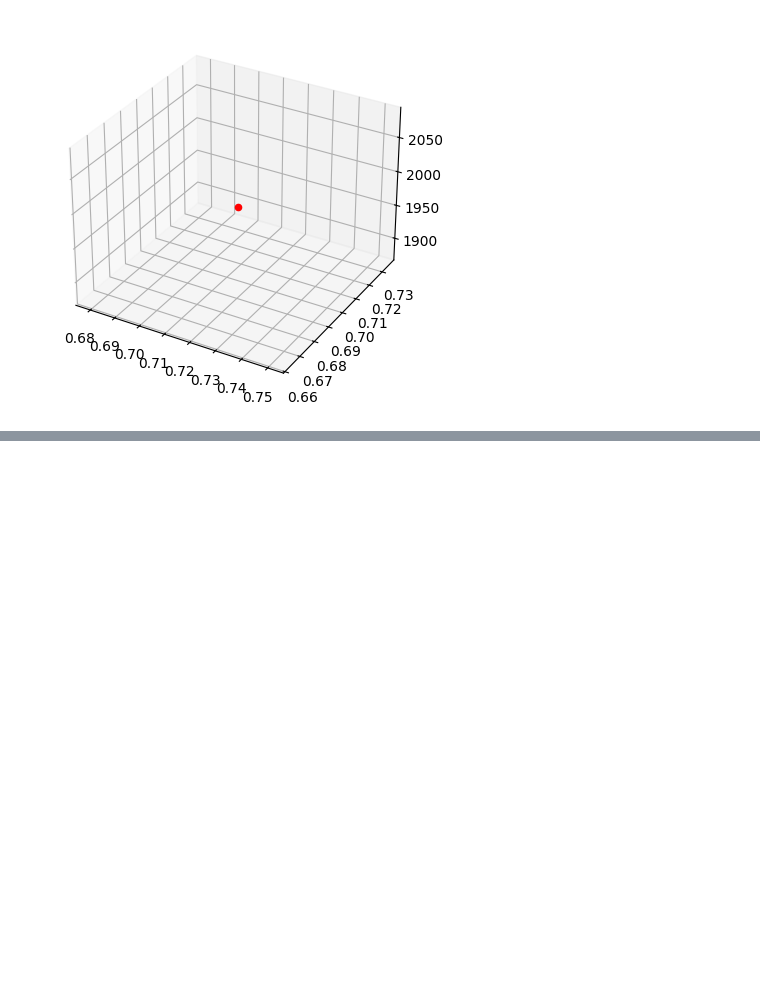
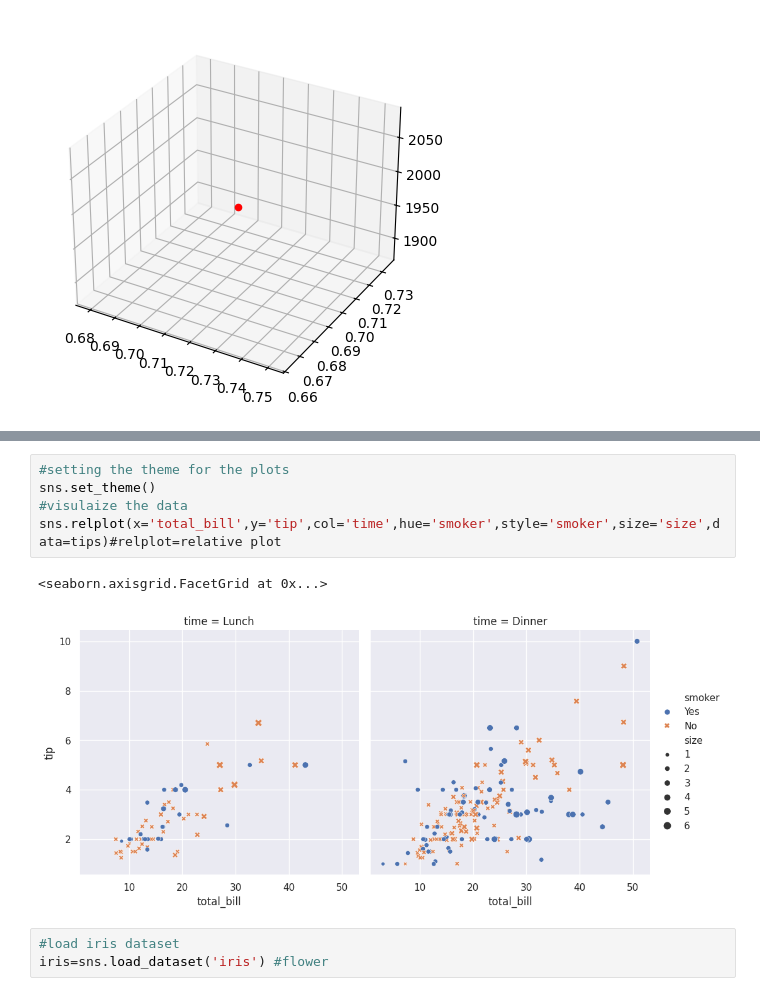
Before and after one commit to rubaabirami/Python, a Jupyter notebook: Google_collab.ipynb, the cells around one changed output, grey strips where cells are left out. Cells and saved outputs as stored; diff of their text form; blank space fills up the shorter version.

```diff
--- a/Google_collab.ipynb
+++ b/Google_collab.ipynb
@@ -1354,0 +1382,11 @@ plt.show()
+# %%
+#setting the theme for the plots
+sns.set_theme()
+#visulaize the data
+sns.relplot(x='total_bill',y='tip',col='time',hue='smoker',style='smoker',size='size',data=tips)#relplot=relative plot
+# %% [output]
+<seaborn.axisgrid.FacetGrid at 0x...>
+[figure, added]
+# %%
+#load iris dataset
+iris=sns.load_dataset('iris') #flower
```
Also changed, not shown: parts of 19 cells of this notebook.
